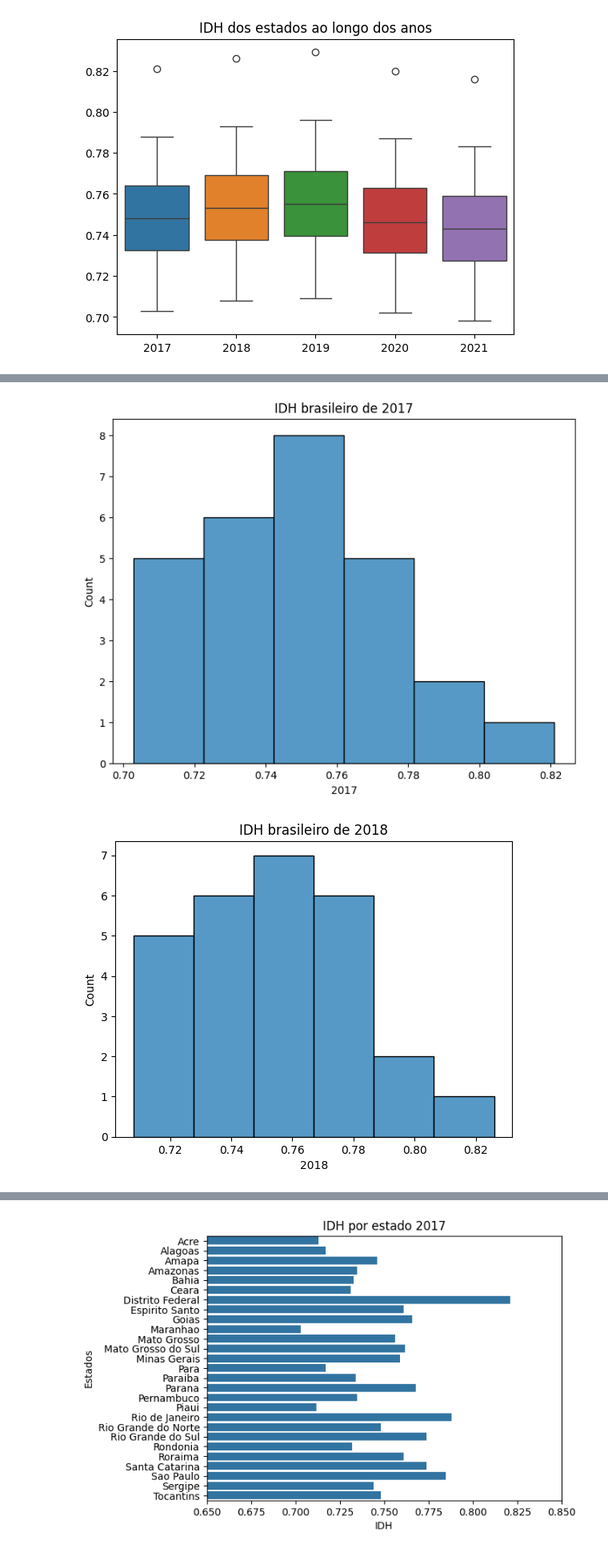
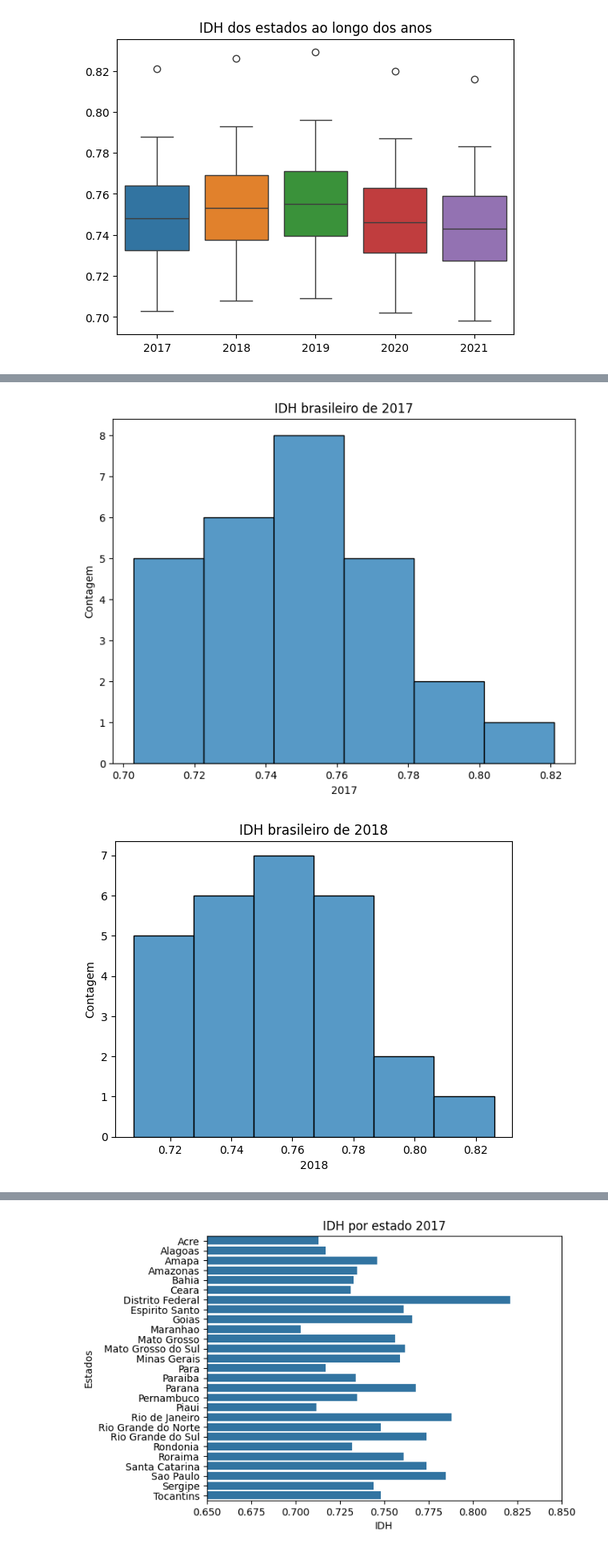
Before and after one commit to DjallenDias/IDSProject, a Jupyter notebook: notebook.ipynb, the cells around one changed output, grey strips where cells are left out. Shown at 80% size. Saved outputs shown, nothing was run; the diff lists cells and outputs as text; code cells hidden in the pictures.

```diff
--- a/notebook.ipynb
+++ b/notebook.ipynb
@@ -215,8 +228,8 @@ Text(0.5, 1.0, 'IDH dos estados ao longo dos anos')
 for cln in dataIdhReg:
     if cln == "Region": continue
     dispersaoIdh = sb.scatterplot(data=dataIdhReg, x=cln, y='Region')
-    dispersaoIdh.set_title('IDH por estado')
-    dispersaoIdh.set_xlabel(f'IDH {cln}')
-    dispersaoIdh.set_ylabel('Região')
+    dispersaoIdh.set_title(f'IDH por estado {cln}')
+    dispersaoIdh.set_xlabel('IDH')
+    dispersaoIdh.set_ylabel('Estados')
     plt.show()
 # %% [output]
@@ -228,12 +241,17 @@ for cln in dataIdhReg:
 # %%
-#Definindo novamente o tamanho da imagem do gráfico
+#Definindo o tamanho da imagem do gráfico
 plt.figure(figsize=(8,6))
 
 #Plotando histogramas dos dados de IDH dos estados brasileiros entre 2017 e 2021
 for cln in dataIdhReg:
     if cln == "Region": continue
     histIdh = sb.histplot(dataIdhReg, x=cln).set_title(f"IDH brasileiro de {cln}")
+
+    #Mudando titulo do eixo y
+    plt.ylabel("Contagem")
+
+    #Plotando gráfico
     plt.show()
 # %% [output]
-[figure, old version]
+[figure, new version]
-[figure, old version]
+[figure, new version]
```
Also changed, not shown: parts of 8 cells of this notebook.
